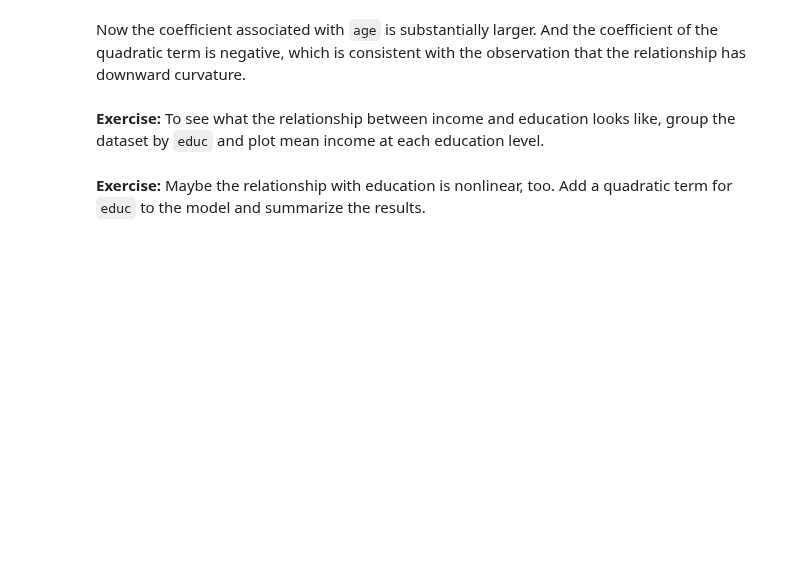
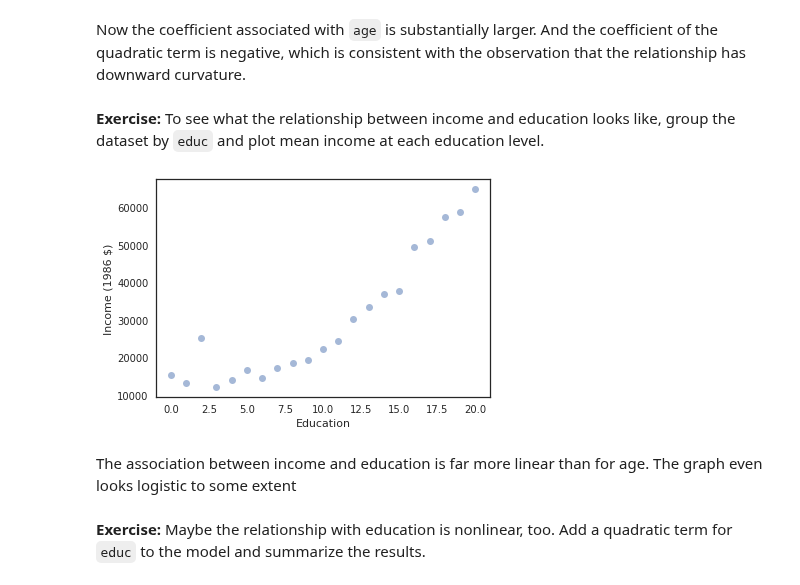
Before and after one commit to AllenDowney/ThinkStats2, a Jupyter notebook: homeworks/homework04.ipynb, the cells around one changed output. Saved outputs shown, nothing was run; the diff lists cells and outputs as text; code cells hidden in the pictures; blank space fills up the shorter version.

```diff
--- a/homeworks/homework04.ipynb
+++ b/homeworks/homework04.ipynb
@@ -224,3 +365,14 @@ Now the coefficient associated with `age` is substantially larger.  And the coef
+# %%
+newgroup = gss.groupby('educ')
+mean_income_by_educ = newgroup['realinc'].mean()
+
+plt.plot(mean_income_by_educ, 'o', alpha=0.5)
+plt.xlabel('Education')
+plt.ylabel('Income (1986 $)');
+# %% [output]
+[figure, added]
+# %% [markdown]
+The association between income and education is far more linear than for age. The graph even looks logistic to some extent
 # %% [markdown]
 **Exercise:** Maybe the relationship with education is nonlinear, too.  Add a quadratic term for `educ` to the model and summarize the results.
 # %%
```
Also changed, not shown: parts of 69 cells of this notebook.
